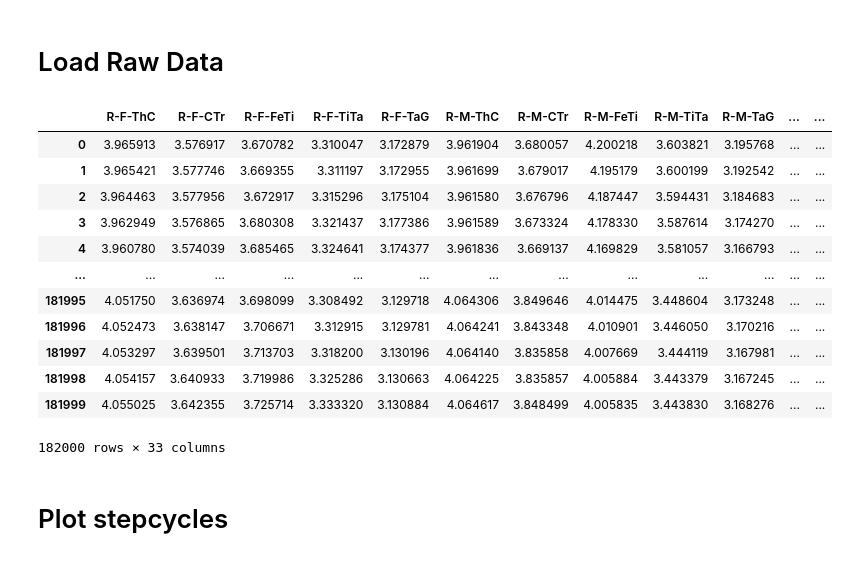
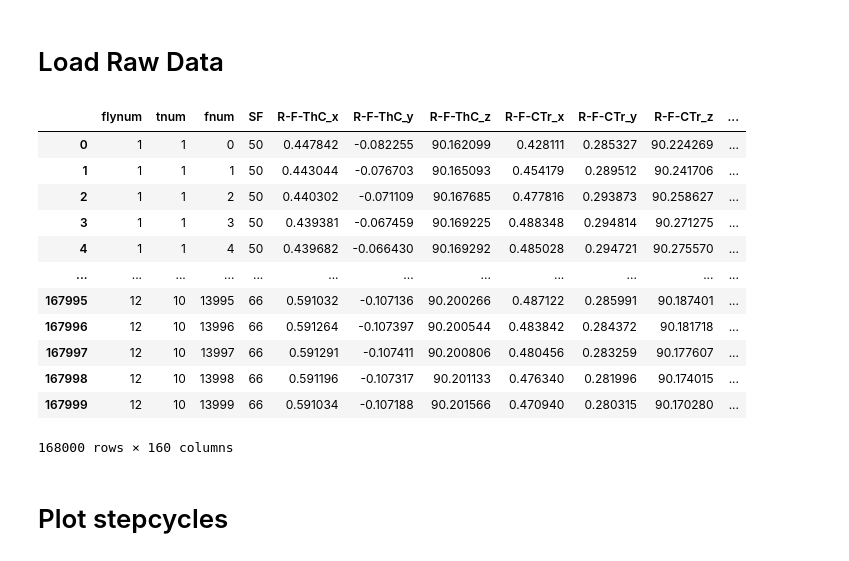
Before and after one commit to bidaye-lab/kinematics_analysis, a Jupyter notebook: data_visualization.ipynb, the cells around one changed output. Saved outputs shown, nothing was run; the diff lists cells and outputs as text; code cells hidden in the pictures.

```diff
--- a/data_visualization.ipynb
+++ b/data_visualization.ipynb
@@ -19,7 +20,7 @@ l_ball_c = [
 ]
 # %%
 # select one dataset
-neuron = 2 # 0: BPN, 1: P9 right, 2: P9 left
+neuron = 1 # 0: BPN, 1: P9 right, 2: P9 left
 
 # set df and ball center
 df = dfs.loc[neuron, 'flydata']
@@ -29,46 +30,48 @@ ball_c = l_ball_c[neuron]
 c_xyz = [c for c in df.columns if c[-2:] in ['_x', '_y', '_z']]
 c_tag = [ c for c in c_xyz if 'TaG_' in c ]
 c_ball = [ 'x_vel', 'y_vel', 'z_vel' ]
 
 
 # TODO fix mapping in raw data
 # leg2step = {
 #     'R-F': 'R1',
 #     'R-M': 'R2',
 #     'R-H': 'R3',
 #     'L-F': 'L1',
 #     'L-M': 'L2',
 #     'L-H': 'L3',}
 
 leg2step = { # TODO workaround
     'R-F': 'L1',
     'R-M': 'L2',
     'R-H': 'L3',
     'L-F': 'R1',
     'L-M': 'R2',
     'L-H': 'R3',}
 
 # raw joint positions
 df_raw = df
 df_raw
 
 # distances for joints from center of ball
 df_d = utl.dist_from_center(df_raw, ball_c)
 df_d
+
+df_raw
 # %% [output]
-|  | R-F-ThC | R-F-CTr | R-F-FeTi | R-F-TiTa | R-F-TaG | R-M-ThC | R-M-CTr | R-M-FeTi | R-M-TiTa | R-M-TaG | ... | ... |
-| 0 | 3.965913 | 3.576917 | 3.670782 | 3.310047 | 3.172879 | 3.961904 | 3.680057 | 4.200218 | 3.603821 | 3.195768 | ... | ... |
-| 1 | 3.965421 | 3.577746 | 3.669355 | 3.311197 | 3.172955 | 3.961699 | 3.679017 | 4.195179 | 3.600199 | 3.192542 | ... | ... |
-| 2 | 3.964463 | 3.577956 | 3.672917 | 3.315296 | 3.175104 | 3.961580 | 3.676796 | 4.187447 | 3.594431 | 3.184683 | ... | ... |
-| 3 | 3.962949 | 3.576865 | 3.680308 | 3.321437 | 3.177386 | 3.961589 | 3.673324 | 4.178330 | 3.587614 | 3.174270 | ... | ... |
-| 4 | 3.960780 | 3.574039 | 3.685465 | 3.324641 | 3.174377 | 3.961836 | 3.669137 | 4.169829 | 3.581057 | 3.166793 | ... | ... |
-| ... | ... | ... | ... | ... | ... | ... | ... | ... | ... | ... | ... | ... |
-| 181995 | 4.051750 | 3.636974 | 3.698099 | 3.308492 | 3.129718 | 4.064306 | 3.849646 | 4.014475 | 3.448604 | 3.173248 | ... | ... |
-| 181996 | 4.052473 | 3.638147 | 3.706671 | 3.312915 | 3.129781 | 4.064241 | 3.843348 | 4.010901 | 3.446050 | 3.170216 | ... | ... |
-| 181997 | 4.053297 | 3.639501 | 3.713703 | 3.318200 | 3.130196 | 4.064140 | 3.835858 | 4.007669 | 3.444119 | 3.167981 | ... | ... |
-| 181998 | 4.054157 | 3.640933 | 3.719986 | 3.325286 | 3.130663 | 4.064225 | 3.835857 | 4.005884 | 3.443379 | 3.167245 | ... | ... |
-| 181999 | 4.055025 | 3.642355 | 3.725714 | 3.333320 | 3.130884 | 4.064617 | 3.848499 | 4.005835 | 3.443830 | 3.168276 | ... | ... |
+|  | flynum | tnum | fnum | SF | R-F-ThC_x | R-F-ThC_y | R-F-ThC_z | R-F-CTr_x | R-F-CTr_y | R-F-CTr_z | ... |
+| 0 | 1 | 1 | 0 | 50 | 0.447842 | -0.082255 | 90.162099 | 0.428111 | 0.285327 | 90.224269 | ... |
+| 1 | 1 | 1 | 1 | 50 | 0.443044 | -0.076703 | 90.165093 | 0.454179 | 0.289512 | 90.241706 | ... |
+| 2 | 1 | 1 | 2 | 50 | 0.440302 | -0.071109 | 90.167685 | 0.477816 | 0.293873 | 90.258627 | ... |
+| 3 | 1 | 1 | 3 | 50 | 0.439381 | -0.067459 | 90.169225 | 0.488348 | 0.294814 | 90.271275 | ... |
+| 4 | 1 | 1 | 4 | 50 | 0.439682 | -0.066430 | 90.169292 | 0.485028 | 0.294721 | 90.275570 | ... |
+| ... | ... | ... | ... | ... | ... | ... | ... | ... | ... | ... | ... |
+| 167995 | 12 | 10 | 13995 | 66 | 0.591032 | -0.107136 | 90.200266 | 0.487122 | 0.285991 | 90.187401 | ... |
+| 167996 | 12 | 10 | 13996 | 66 | 0.591264 | -0.107397 | 90.200544 | 0.483842 | 0.284372 | 90.181718 | ... |
+| 167997 | 12 | 10 | 13997 | 66 | 0.591291 | -0.107411 | 90.200806 | 0.480456 | 0.283259 | 90.177607 | ... |
+| 167998 | 12 | 10 | 13998 | 66 | 0.591196 | -0.107317 | 90.201133 | 0.476340 | 0.281996 | 90.174015 | ... |
+| 167999 | 12 | 10 | 13999 | 66 | 0.591034 | -0.107188 | 90.201566 | 0.470940 | 0.280315 | 90.170280 | ... |
-182000 rows × 33 columns
+168000 rows × 160 columns
 # %% [markdown]
 # Plot stepcycles
 # %%
```
Also changed, not shown: parts of 5 cells of this notebook.
